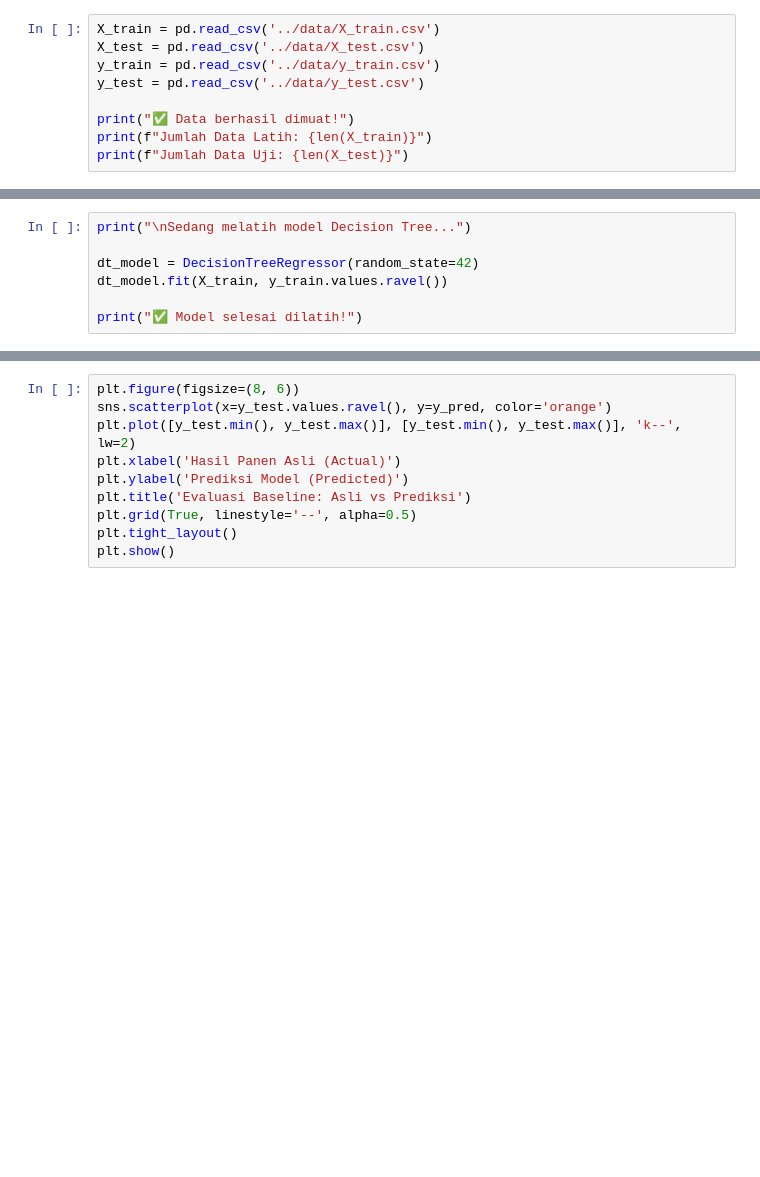
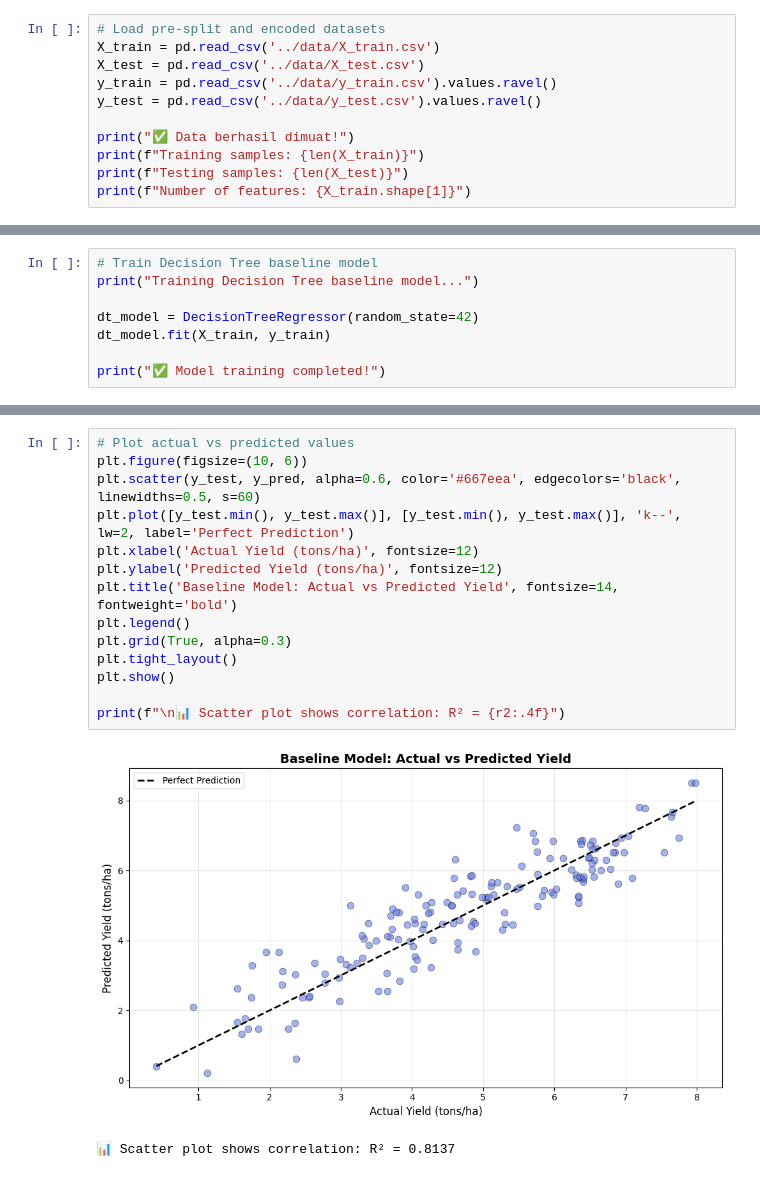
Before and after one commit to DPutra17/Final-Project-Machine-Learning, a Jupyter notebook: notebooks/Baseline_Model.ipynb, the cells around one changed output, grey strips where cells are left out. Drawn from its saved outputs; the diff is of its cells as text; blank space fills up the shorter version.

```diff
--- a/notebooks/Baseline_Model.ipynb
+++ b/notebooks/Baseline_Model.ipynb
@@ -1,9 +33,11 @@
 # %%
+# Load pre-split and encoded datasets
 X_train = pd.read_csv('../data/X_train.csv')
 X_test = pd.read_csv('../data/X_test.csv')
-y_train = pd.read_csv('../data/y_train.csv')
-y_test = pd.read_csv('../data/y_test.csv')
+y_train = pd.read_csv('../data/y_train.csv').values.ravel()
+y_test = pd.read_csv('../data/y_test.csv').values.ravel()
 
 print("✅ Data berhasil dimuat!")
-print(f"Jumlah Data Latih: {len(X_train)}")
-print(f"Jumlah Data Uji: {len(X_test)}")
+print(f"Training samples: {len(X_train)}")
+print(f"Testing samples: {len(X_test)}")
+print(f"Number of features: {X_train.shape[1]}")
@@ -10,7 +53,8 @@ print(f"Jumlah Data Uji: {len(X_test)}")
 # %%
-print("\nSedang melatih model Decision Tree...")
+# Train Decision Tree baseline model
+print("Training Decision Tree baseline model...")
 
 dt_model = DecisionTreeRegressor(random_state=42)
-dt_model.fit(X_train, y_train.values.ravel())
+dt_model.fit(X_train, y_train)
 
-print("✅ Model selesai dilatih!")
+print("✅ Model training completed!")
@@ -31,10 +96,17 @@ print("-" * 30)
 # %%
-plt.figure(figsize=(8, 6))
-sns.scatterplot(x=y_test.values.ravel(), y=y_pred, color='orange')
-plt.plot([y_test.min(), y_test.max()], [y_test.min(), y_test.max()], 'k--', lw=2)
-plt.xlabel('Hasil Panen Asli (Actual)')
-plt.ylabel('Prediksi Model (Predicted)')
-plt.title('Evaluasi Baseline: Asli vs Prediksi')
-plt.grid(True, linestyle='--', alpha=0.5)
+# Plot actual vs predicted values
+plt.figure(figsize=(10, 6))
+plt.scatter(y_test, y_pred, alpha=0.6, color='#667eea', edgecolors='black', linewidths=0.5, s=60)
+plt.plot([y_test.min(), y_test.max()], [y_test.min(), y_test.max()], 'k--', lw=2, label='Perfect Prediction')
+plt.xlabel('Actual Yield (tons/ha)', fontsize=12)
+plt.ylabel('Predicted Yield (tons/ha)', fontsize=12)
+plt.title('Baseline Model: Actual vs Predicted Yield', fontsize=14, fontweight='bold')
+plt.legend()
+plt.grid(True, alpha=0.3)
 plt.tight_layout()
 plt.show()
+
+print(f"\n📊 Scatter plot shows correlation: R² = {r2:.4f}")
+# %% [output]
+[figure, added]
+📊 Scatter plot shows correlation: R² = 0.8137
```
Also changed, not shown: parts of 10 cells of this notebook, 12 other files.
